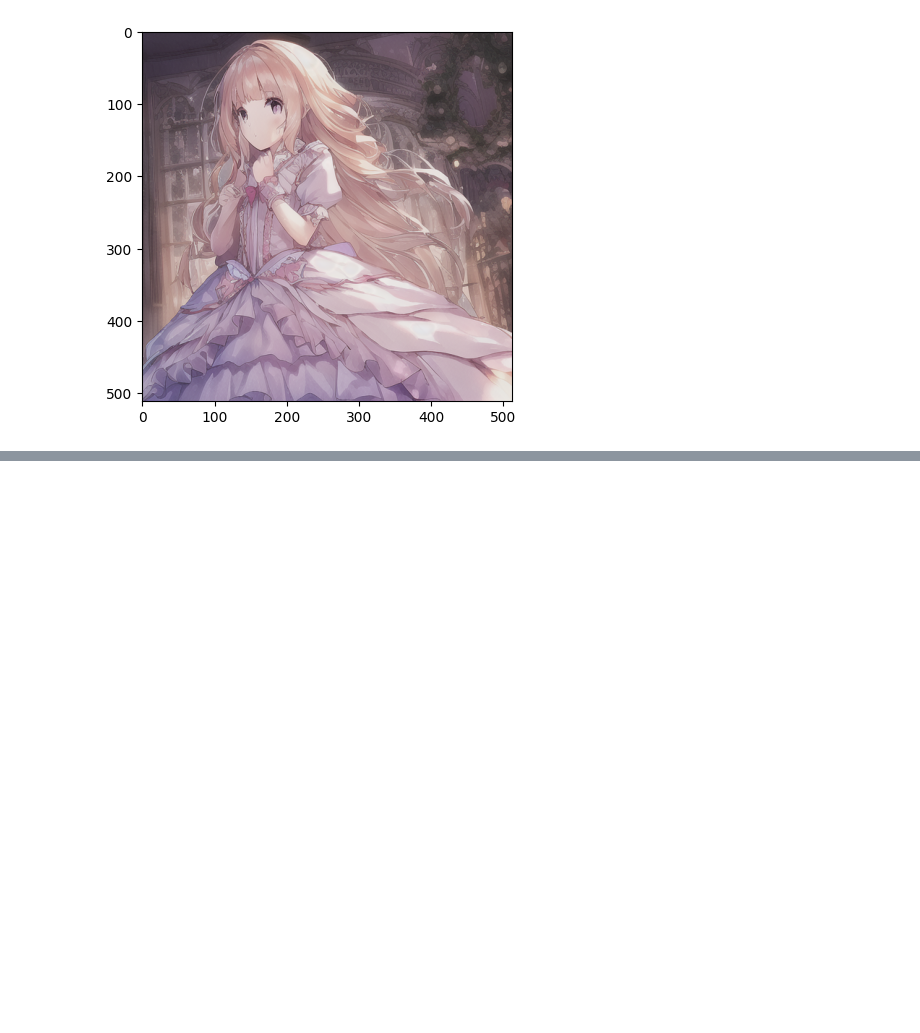
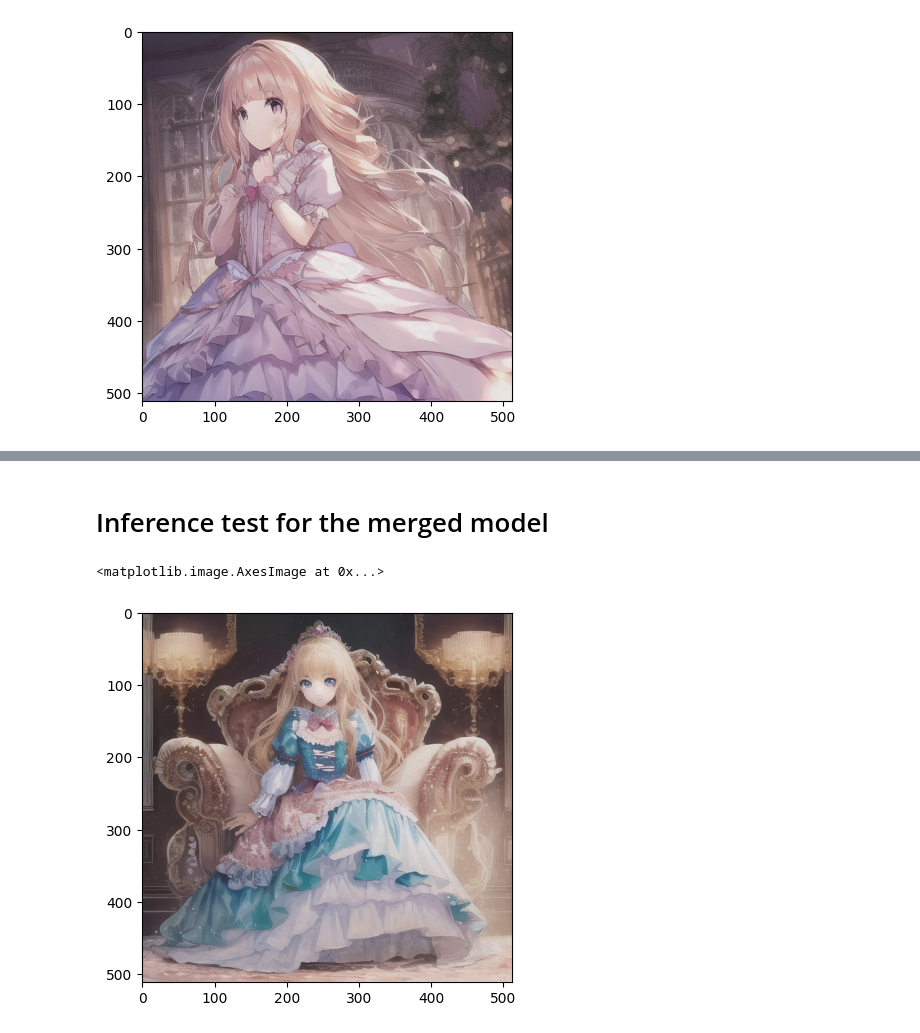
Before and after one commit to kkviper1/StableDiffusion_Asuka, a Jupyter notebook: merge+lora.ipynb, the cells around one changed output, grey strips where cells are left out. Saved outputs shown, nothing was run; the diff lists cells and outputs as text; code cells hidden in the pictures; blank space fills up the shorter version.

```diff
--- a/merge+lora.ipynb
+++ b/merge+lora.ipynb
@@ -170,0 +241,16 @@ The cache for model files in Transformers v4.22.0 has been updated. Migrating yo
+# %% [markdown]
+# Inference test for the merged model
+# %%
+from diffusers import StableDiffusionPipeline
+import torch
+import matplotlib.pyplot as plt
+
+model_path = "/content/Merged_Model/"
+pipe = StableDiffusionPipeline.from_pretrained(model_path, torch_dtype=torch.float16)
+pipe.to("cuda")
+
+image = pipe("An image of a girl wearing princess clothes").images[0]
+plt.imshow(image)
+# %% [output]
+<matplotlib.image.AxesImage at 0x...>
+[figure, added]
```
Also changed, not shown: parts of 7 cells of this notebook.
